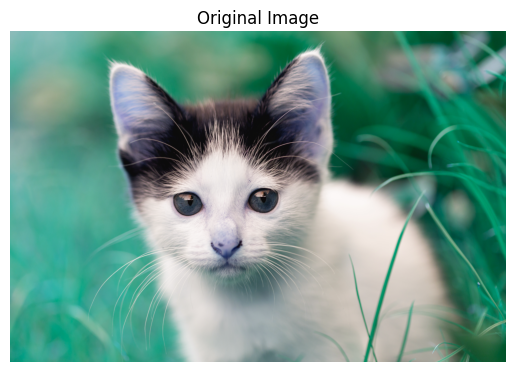
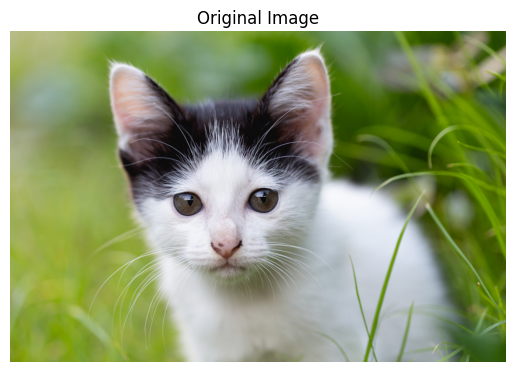
The change to this notebook cell's code, shown as a diff; its figure went from the first image to the second:
--- before
+++ after
@@ -5,3 +5,3 @@
 plt.title("Original Image")
 plt.axis("off")
-plt.imshow(original_img)
+plt.imshow(og_img)

Commit: task B1